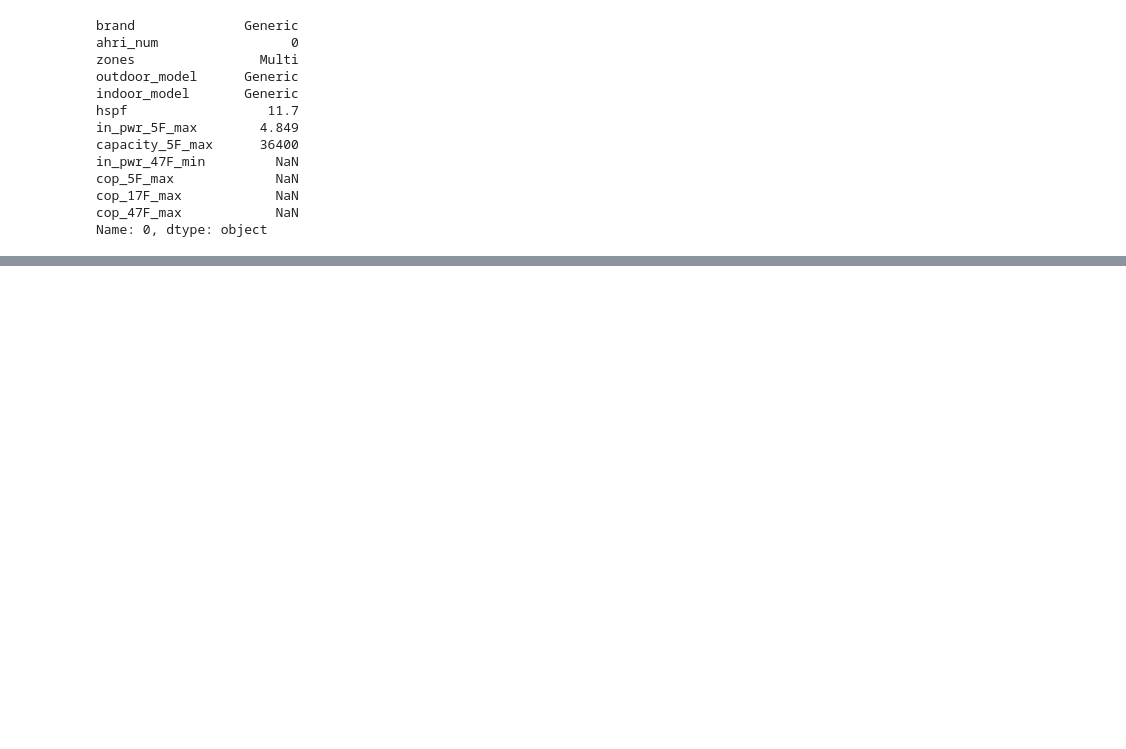
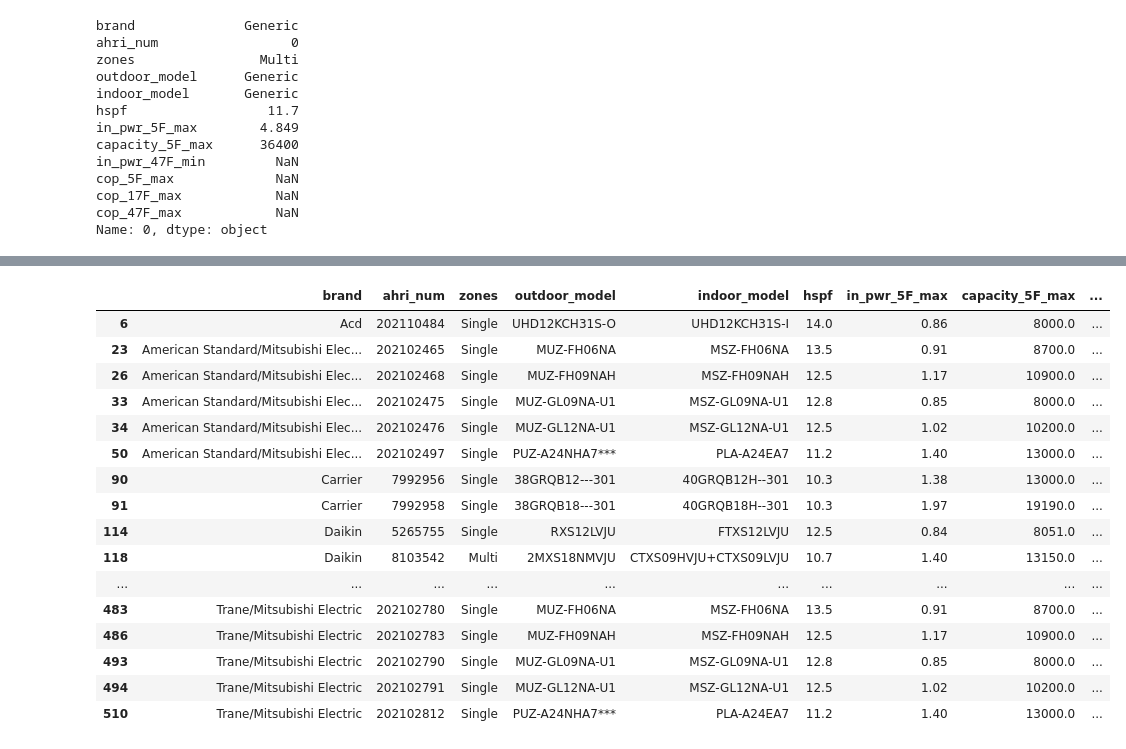
Before and after one commit to alanmitchell/heat-pump-calc, a Jupyter notebook: library_test.ipynb, the cells around one changed output, grey strips where cells are left out. Saved outputs shown, nothing was run; the diff lists cells and outputs as text; code cells hidden in the pictures; blank space fills up the shorter version.

```diff
--- a/library_test.ipynb
+++ b/library_test.ipynb
@@ -507,0 +555,20 @@ Name: 0, dtype: object
+# %%
+dfh.query('cop_5F > 2.7')
+# %% [output]
+|  | brand | ahri_num | zones | outdoor_model | indoor_model | hspf | in_pwr_5F_max | capacity_5F_max | ... |
+| 6 | Acd | 202110484 | Single | UHD12KCH31S-O | UHD12KCH31S-I | 14.0 | 0.86 | 8000.0 | ... |
+| 23 | American Standard/Mitsubishi Elec... | 202102465 | Single | MUZ-FH06NA | MSZ-FH06NA | 13.5 | 0.91 | 8700.0 | ... |
+| 26 | American Standard/Mitsubishi Elec... | 202102468 | Single | MUZ-FH09NAH | MSZ-FH09NAH | 12.5 | 1.17 | 10900.0 | ... |
+| 33 | American Standard/Mitsubishi Elec... | 202102475 | Single | MUZ-GL09NA-U1 | MSZ-GL09NA-U1 | 12.8 | 0.85 | 8000.0 | ... |
+| 34 | American Standard/Mitsubishi Elec... | 202102476 | Single | MUZ-GL12NA-U1 | MSZ-GL12NA-U1 | 12.5 | 1.02 | 10200.0 | ... |
+| 50 | American Standard/Mitsubishi Elec... | 202102497 | Single | PUZ-A24NHA7*** | PLA-A24EA7 | 11.2 | 1.40 | 13000.0 | ... |
+| 90 | Carrier | 7992956 | Single | 38GRQB12---301 | 40GRQB12H--301 | 10.3 | 1.38 | 13000.0 | ... |
+| 91 | Carrier | 7992958 | Single | 38GRQB18---301 | 40GRQB18H--301 | 10.3 | 1.97 | 19190.0 | ... |
+| 114 | Daikin | 5265755 | Single | RXS12LVJU | FTXS12LVJU | 12.5 | 0.84 | 8051.0 | ... |
+| 118 | Daikin | 8103542 | Multi | 2MXS18NMVJU | CTXS09HVJU+CTXS09LVJU | 10.7 | 1.40 | 13150.0 | ... |
+| ... | ... | ... | ... | ... | ... | ... | ... | ... | ... |
+| 483 | Trane/Mitsubishi Electric | 202102780 | Single | MUZ-FH06NA | MSZ-FH06NA | 13.5 | 0.91 | 8700.0 | ... |
+| 486 | Trane/Mitsubishi Electric | 202102783 | Single | MUZ-FH09NAH | MSZ-FH09NAH | 12.5 | 1.17 | 10900.0 | ... |
+| 493 | Trane/Mitsubishi Electric | 202102790 | Single | MUZ-GL09NA-U1 | MSZ-GL09NA-U1 | 12.8 | 0.85 | 8000.0 | ... |
+| 494 | Trane/Mitsubishi Electric | 202102791 | Single | MUZ-GL12NA-U1 | MSZ-GL12NA-U1 | 12.5 | 1.02 | 10200.0 | ... |
+| 510 | Trane/Mitsubishi Electric | 202102812 | Single | PUZ-A24NHA7*** | PLA-A24EA7 | 11.2 | 1.40 | 13000.0 | ... |
```
Also changed, not shown: parts of 6 cells of this notebook, 2 other files.
